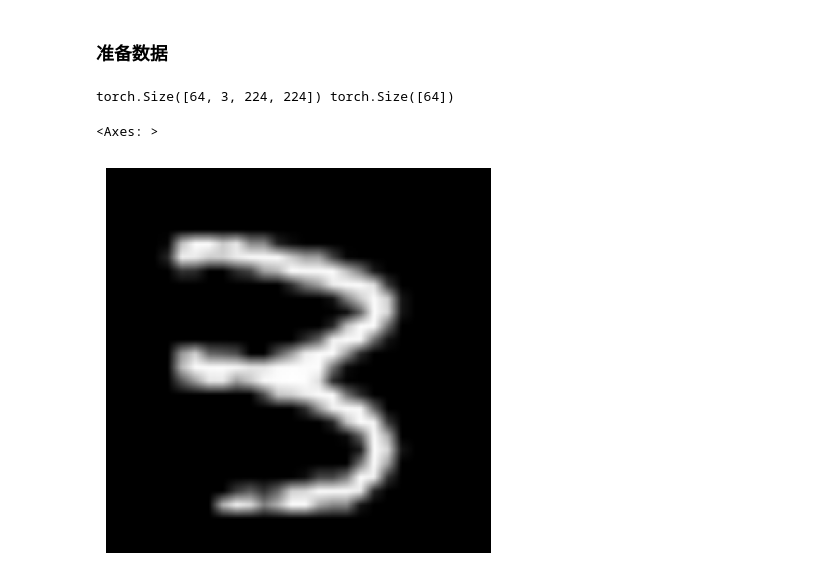
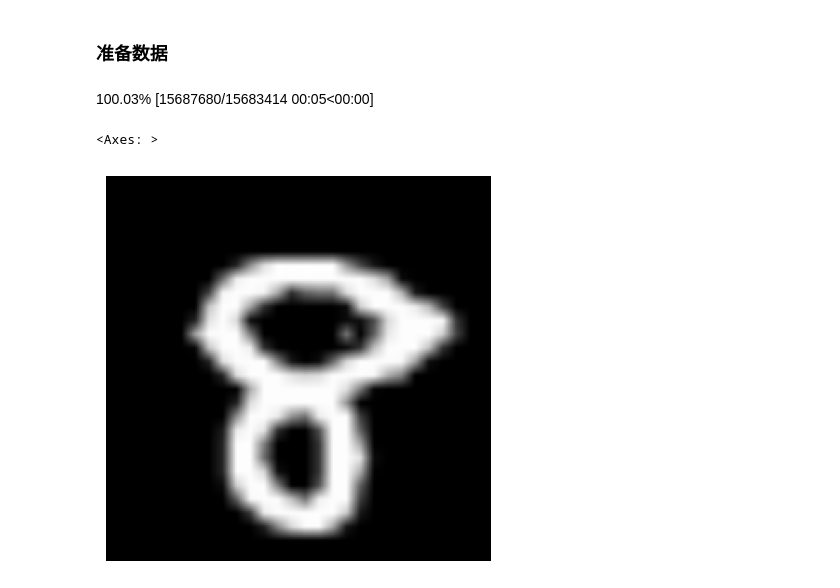
Before and after one commit to AnneYang720/AnneYang720.github.io, a Jupyter notebook: llm/2-resnet.ipynb, the cells around one changed output. Saved outputs shown, nothing was run; the diff lists cells and outputs as text; code cells hidden in the pictures.

```diff
--- a/llm/2-resnet.ipynb
+++ b/llm/2-resnet.ipynb
@@ -248,19 +229,16 @@ from fastai.vision.all import *
 # %%
 path = untar_data(URLs.MNIST)
 il = ImageDataLoaders.from_folder(
     path,
     train='training',
     valid='testing',
     valid_pct=0.2,
     item_tfms=Resize(224),
     bs=64,  # 设置批量大小为64
     seed=42,
 )
+il.one_batch()[0][0].show()
+# %% [output]
+100.03% [15687680/15683414 00:05<00:00]
+<Axes: >
+[figure, added]
-# %%
-x, y = il.one_batch()
-print(x.shape, y.shape)
-x[0].show()
-# %% [output]
-torch.Size([64, 3, 224, 224]) torch.Size([64])
-<Axes: >
-[figure, removed]
```
Also changed, not shown: parts of 19 cells of this notebook, 1 other file.
